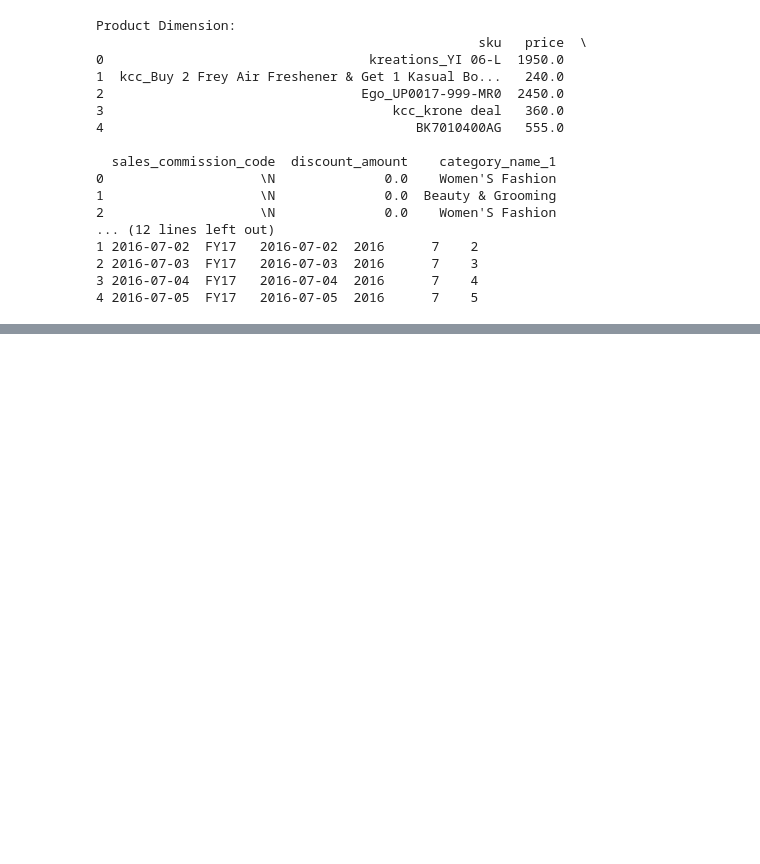
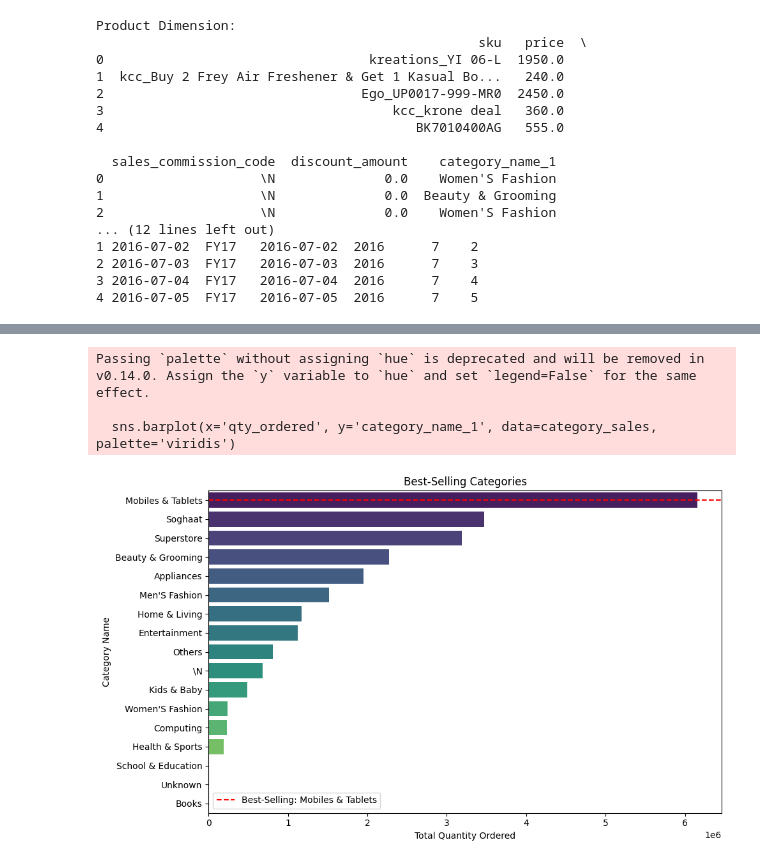
Before and after one commit to UmaimahAKhan/Pakistan-s-Largest-Ecommerce-oders-dataset, a Jupyter notebook: EDA_on_Pakistani_E_commerce_Orders_data_in_various_categories_.ipynb, the cells around one changed output, grey strips where cells are left out. Drawn from its saved outputs; the diff is of its cells as text; code cells hidden in the pictures; blank space fills up the shorter version.

```diff
--- a/EDA_on_Pakistani_E_commerce_Orders_data_in_various_categories_.ipynb
+++ b/EDA_on_Pakistani_E_commerce_Orders_data_in_various_categories_.ipynb
@@ -249,0 +335,36 @@ Product Dimension:
+# %%
+import matplotlib.pyplot as plt
+import seaborn as sns
+import pandas as pd
+
+# Step 1: Merge fact_order and product_dimension tables
+merged_data = pd.merge(fact_order, product_dimension, on='sku', how='inner')
+
+# Step 2: Group by category and sum the sales quantity
+category_sales = merged_data.groupby('category_name_1')['qty_ordered'].sum().reset_index()
+
+# Step 3: Sort categories by sales quantity
+category_sales = category_sales.sort_values(by='qty_ordered', ascending=False)
+
+# Step 4: Plot the bar chart
+plt.figure(figsize=(10, 6))
+sns.barplot(x='qty_ordered', y='category_name_1', data=category_sales, palette='viridis')
+
+# Add labels and title
+plt.xlabel('Total Quantity Ordered')
+plt.ylabel('Category Name')
+plt.title('Best-Selling Categories')
+
+# Highlight the best-selling category
+best_selling_category = category_sales.iloc[0]
+plt.axhline(y=0, color='r', linestyle='--', label=f"Best-Selling: {best_selling_category['category_name_1']}")
+
+# Show plot
+plt.legend()
+plt.tight_layout()
+plt.show()
+# %% [output]
+Passing `palette` without assigning `hue` is deprecated and will be removed in v0.14.0. Assign the `y` variable to `hue` and set `legend=False` for the same effect.
+
+  sns.barplot(x='qty_ordered', y='category_name_1', data=category_sales, palette='viridis')
+[figure, added]
```
Also changed, not shown: parts of 8 cells of this notebook.
